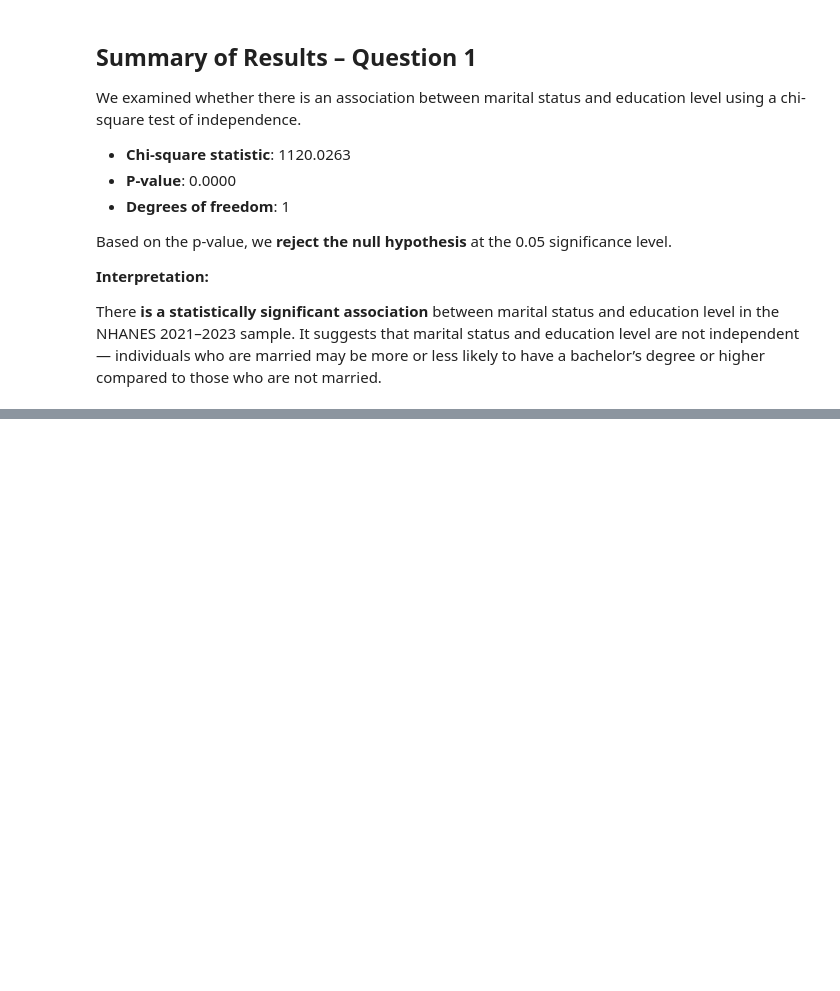
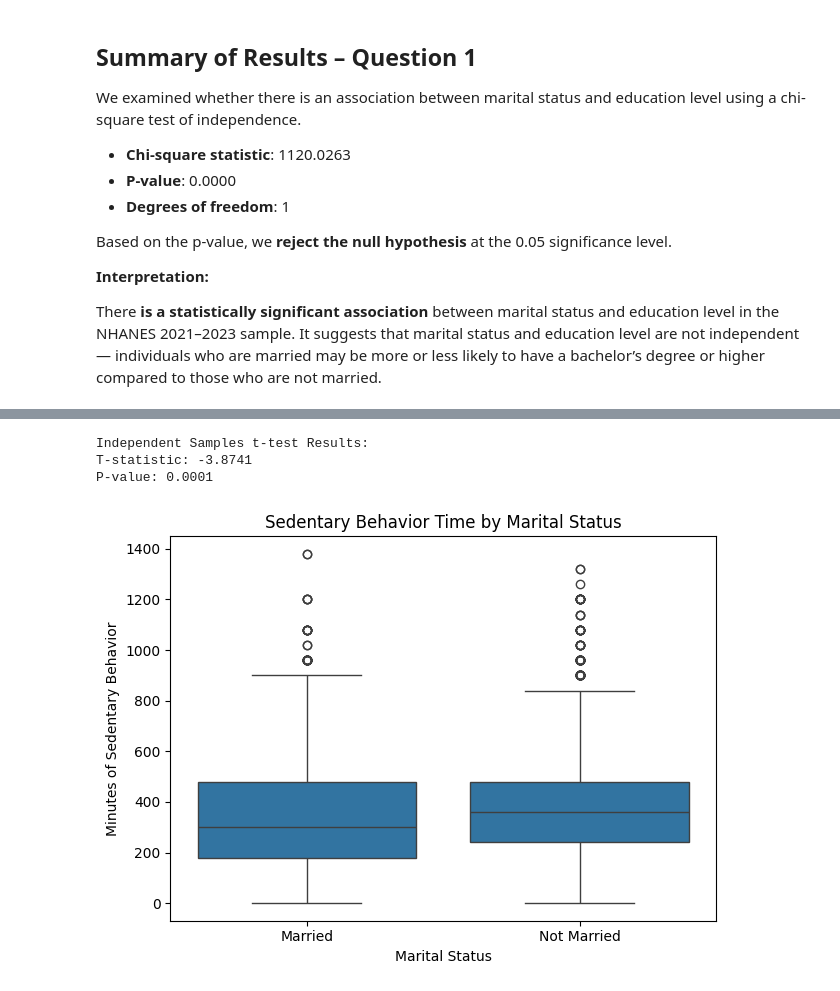
Before and after one commit to nagoLula/nhanes_inferential_2021_23, a Jupyter notebook: nhanes_inferential_2021_23_ipynb.ipynb, the cells around one changed output, grey strips where cells are left out. Cells and saved outputs as stored; diff of their text form; code cells hidden in the pictures; blank space fills up the shorter version.

```diff
--- a/nhanes_inferential_2021_23_ipynb.ipynb
+++ b/nhanes_inferential_2021_23_ipynb.ipynb
@@ -119,0 +135,53 @@ It suggests that marital status and education level are not independent — indi
+# %%
+import pandas as pd
+import seaborn as sns
+import matplotlib.pyplot as plt
+from scipy.stats import ttest_ind
+
+
+# Load the files
+demo = pd.read_sas("DEMO_L.xpt", format="xport")
+paq = pd.read_sas("PAQ_L (1).xpt", format="xport")
+
+
+# Extract relevant columns
+demo = demo[['SEQN', 'DMDMARTZ']]
+paq = paq[['SEQN', 'PAD680']]
+
+
+# Merge datasets
+merged = pd.merge(demo, paq, on='SEQN')
+
+
+# Recode marital status
+merged['Married'] = merged['DMDMARTZ'].apply(lambda x: 'Married' if x == 1 else 'Not Married')
+
+# Clean PAD680
+merged = merged[~merged['PAD680'].isin([7777, 9999])]
+merged = merged.dropna(subset=['PAD680'])
+
+# T-test
+group1 = merged[merged['Married'] == 'Married']['PAD680']
+group2 = merged[merged['Married'] == 'Not Married']['PAD680']
+t_stat, p_value = ttest_ind(group1, group2, nan_policy='omit')
+
+print("Independent Samples t-test Results:")
+print(f"T-statistic: {t_stat:.4f}")
+print(f"P-value: {p_value:.4f}")
+
+# Boxplot
+sns.boxplot(data=merged, x='Married', y='PAD680')
+plt.title('Sedentary Behavior Time by Marital Status')
+plt.xlabel('Marital Status')
+plt.ylabel('Minutes of Sedentary Behavior')
+plt.tight_layout()
+plt.show()
+
+from google.colab import files
+files.download('PAQ_L.xpt')
+files.download('DEMO_L.xpt')
+# %% [output]
+Independent Samples t-test Results:
+T-statistic: -3.8741
+P-value: 0.0001
+[figure, added]
```
Also changed, not shown: parts of 5 cells of this notebook.
